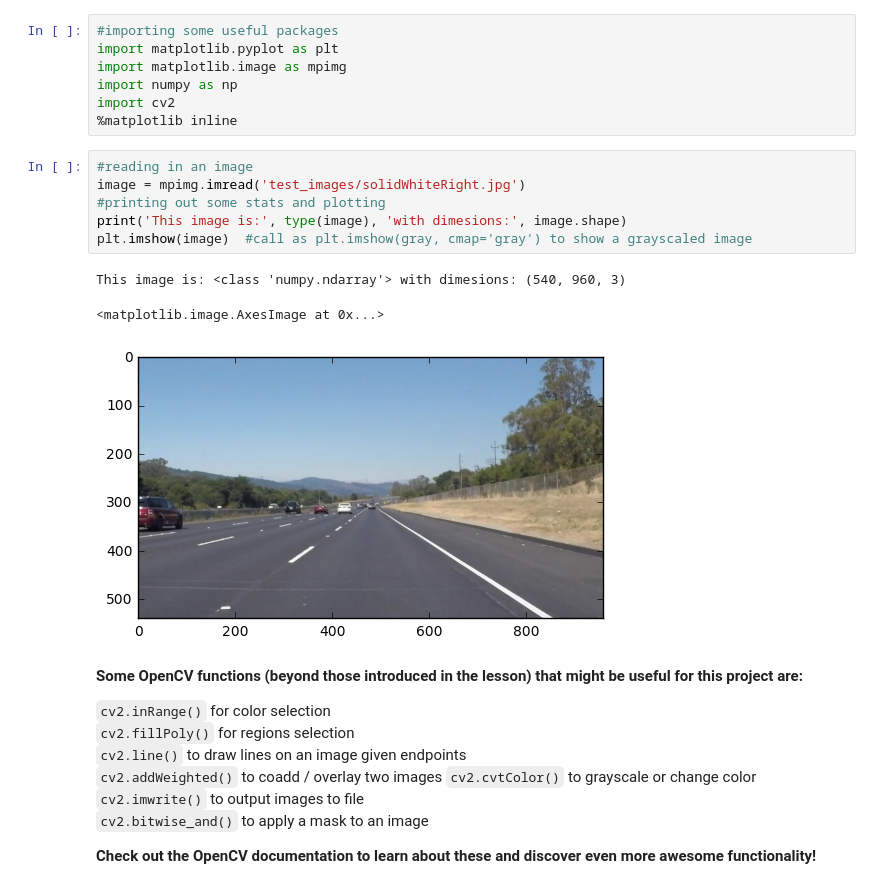
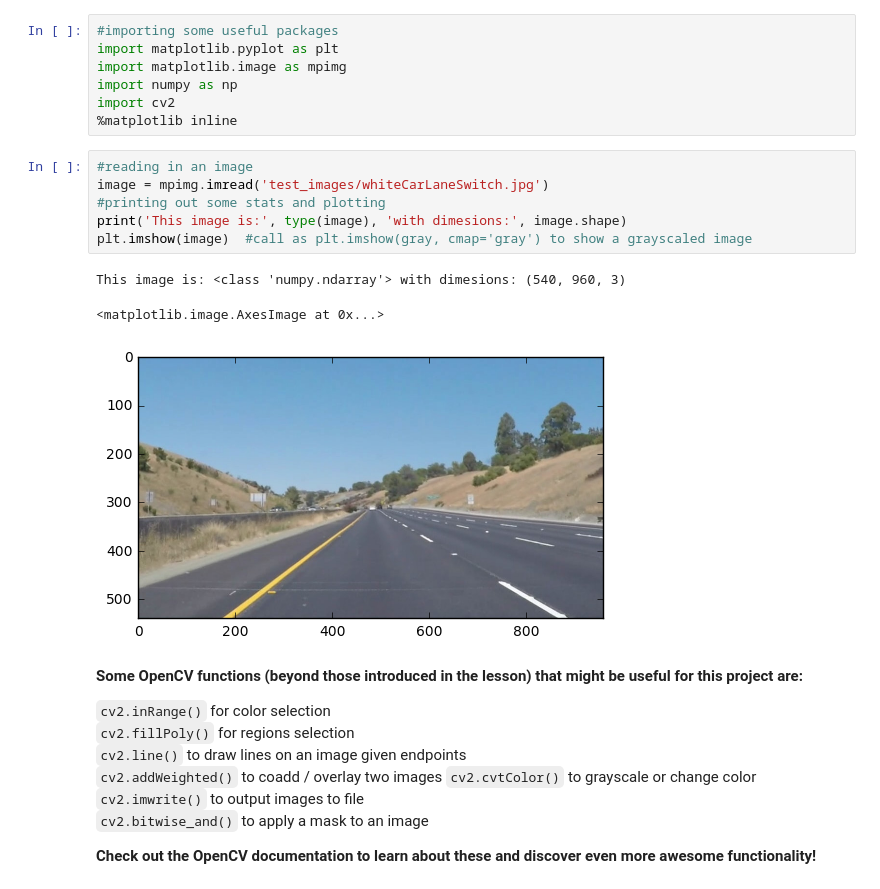
Before and after one commit to tsenying/CarND-LaneLines-P1, a Jupyter notebook: P1.ipynb, the cells around one changed output. Saved outputs shown, nothing was run; the diff lists cells and outputs as text.

```diff
--- a/P1.ipynb
+++ b/P1.ipynb
@@ -40,14 +40,14 @@ import cv2
 %matplotlib inline
 # %%
 #reading in an image
-image = mpimg.imread('test_images/solidWhiteRight.jpg')
+image = mpimg.imread('test_images/whiteCarLaneSwitch.jpg')
 #printing out some stats and plotting
 print('This image is:', type(image), 'with dimesions:', image.shape)
 plt.imshow(image)  #call as plt.imshow(gray, cmap='gray') to show a grayscaled image
 # %% [output]
 This image is: <class 'numpy.ndarray'> with dimesions: (540, 960, 3)
 <matplotlib.image.AxesImage at 0x...>
-[figure, old version]
+[figure, new version]
 # %% [markdown]
 **Some OpenCV functions (beyond those introduced in the lesson) that might be useful for this project are:**
 
```
Also changed, not shown: parts of 14 cells of this notebook.
